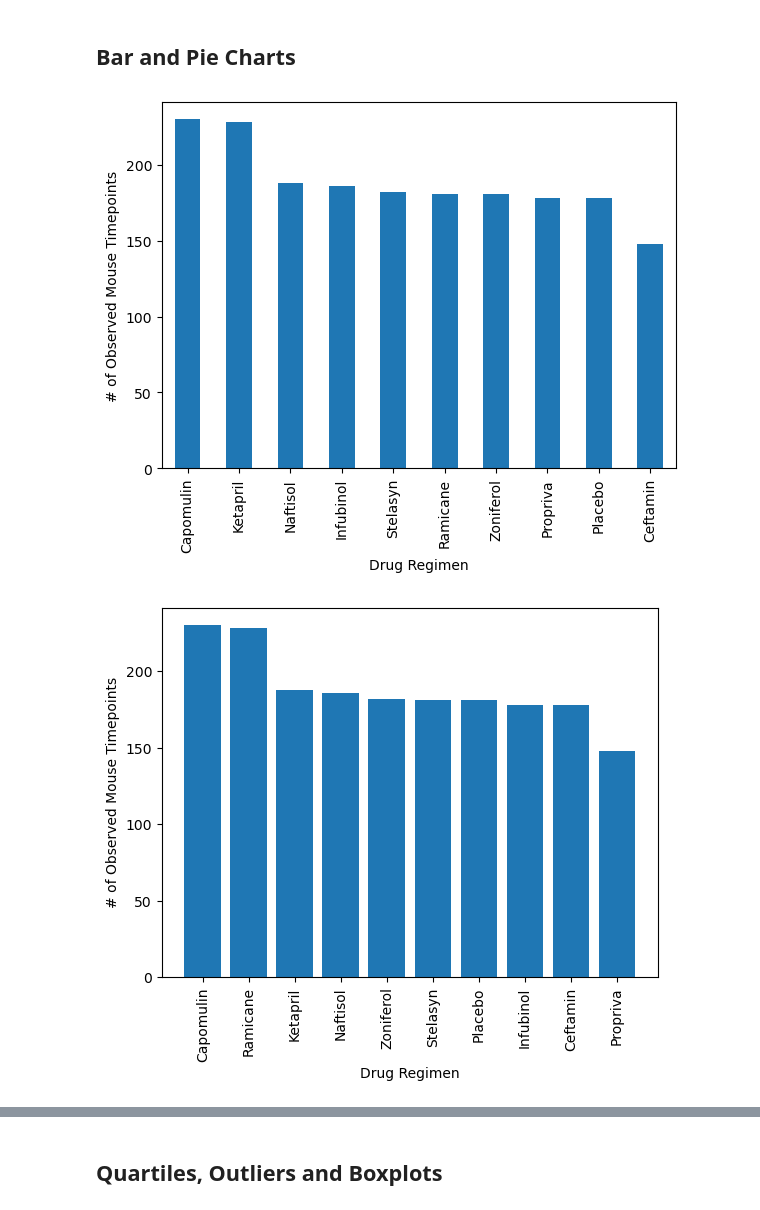
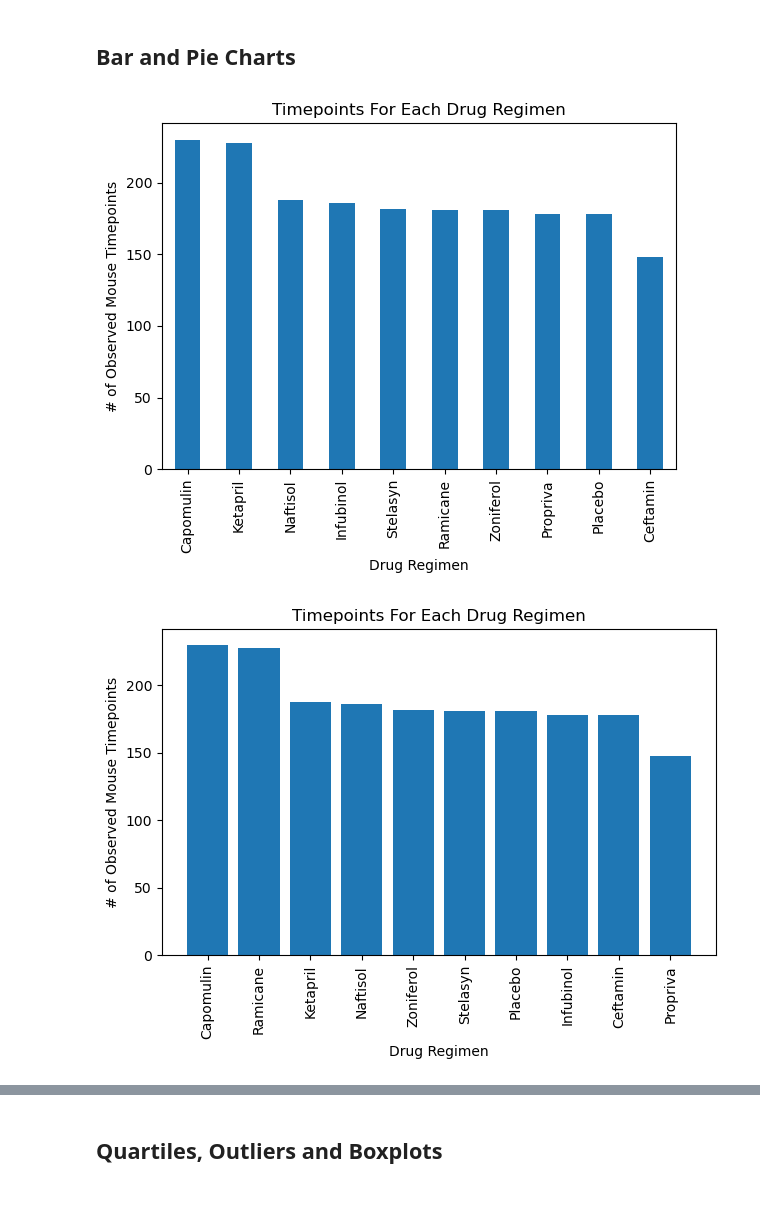
Before and after one commit to divyasajjan1/visualisation-challenge, a Jupyter notebook: Pymaceuticals/pymaceuticals_starter.ipynb, the cells around one changed output, grey strips where cells are left out. Cells and saved outputs as stored; diff of their text form; code cells hidden in the pictures.

Commit message:
Added some details to the plots

```diff
--- a/Pymaceuticals/pymaceuticals_starter.ipynb
+++ b/Pymaceuticals/pymaceuticals_starter.ipynb
@@ -147,24 +147,27 @@ summary_stats
 regimen = cleaned_df['Drug Regimen'].value_counts()
 regimen_plot = regimen.plot(kind="bar", figsize=(6,5))
 regimen_plot.set_xticklabels(cleaned_df["Drug Regimen"].unique(),rotation=90)
+regimen_plot.set_title("Timepoints For Each Drug Regimen")
 regimen_plot.set_xlabel("Drug Regimen")
 regimen_plot.set_ylabel("# of Observed Mouse Timepoints")
 plt.tight_layout()
 # %% [output]
-[figure, old version]
+[figure, new version]
 # %%
 # Generate a bar plot showing the total number of rows (Mouse ID/Timepoints) for each drug regimen using pyplot.
 
 regimen = cleaned_df['Drug Regimen'].value_counts()
 x_axis = np.arange(len(regimen))
 
 plt.bar(x_axis,regimen,align="center")
 plt.xticks(x_axis,regimen.index, rotation = 90)
+plt.title("Timepoints For Each Drug Regimen")
 plt.xlabel("Drug Regimen")
 plt.ylabel("# of Observed Mouse Timepoints")
+plt.tight_layout()
 plt.show()
 # %% [output]
-[figure, old version]
+[figure, new version]
 # %%
 # Generate a pie plot showing the distribution of female versus male mice using Pandas
 mice_gender = cleaned_df["Sex"].value_counts()
```
Also changed, not shown: parts of 7 cells of this notebook.
